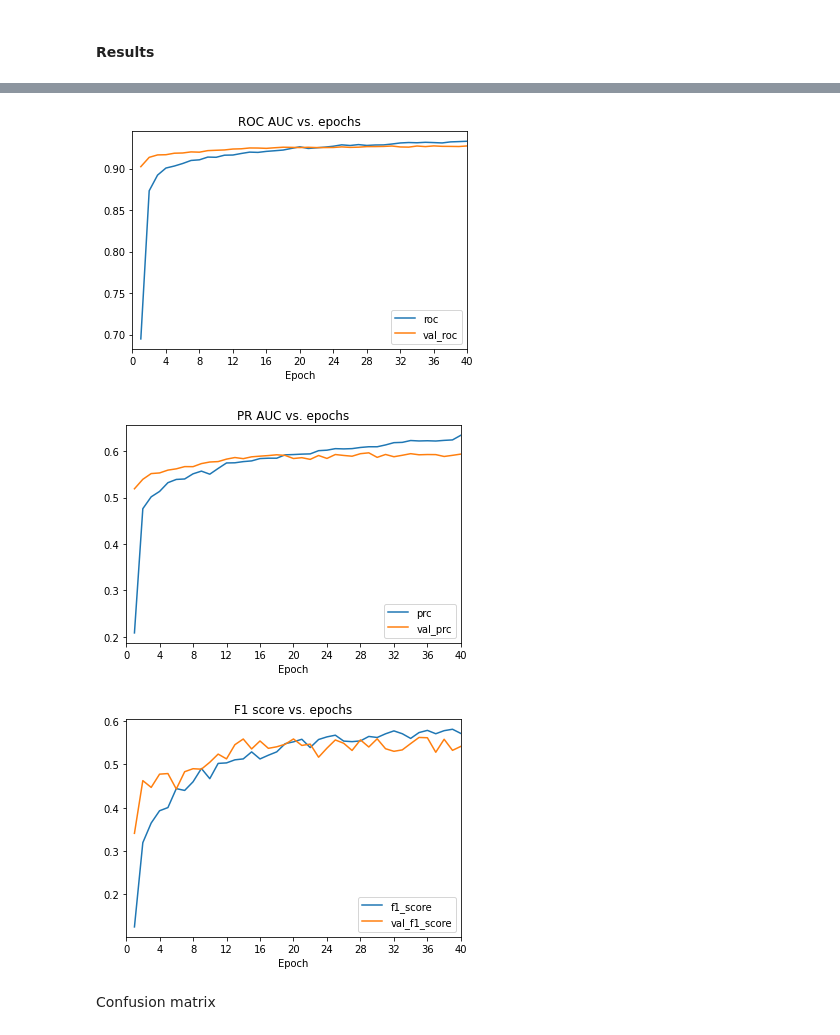
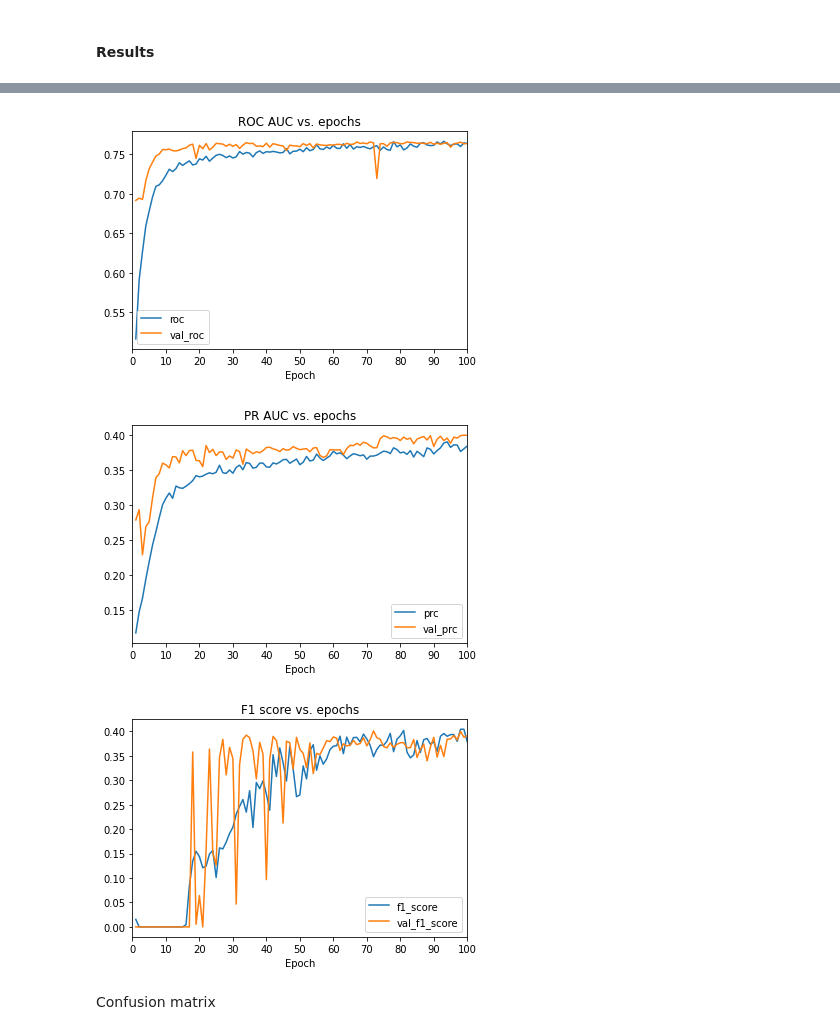
Before and after one commit to tibfab/bank-campaign-ml, a Jupyter notebook: ds_ml_dnn.ipynb, the cells around one changed output, grey strips where cells are left out. Drawn from its saved outputs; the diff is of its cells as text; code cells hidden in the pictures.

```diff
--- a/ds_ml_dnn.ipynb
+++ b/ds_ml_dnn.ipynb
@@ -227,15 +231,17 @@ Epoch 40/40
 # %% [markdown]
 #### Results
+# %%
+mpl.rcParams['figure.figsize'] = (6, 4)
 # %%
 def plot_history(history, train_label, val_label, title=''):
     """Plots the training history of the neuronal network
     """
-    plt.plot(range(1, len(history[train_label])+1), history[train_label], label=train_label)
-    plt.plot(range(1, len(history[val_label])+1), history[val_label], label=val_label)
+    plt.plot(range(1, len(history.epoch)+1), history.history[train_label], label=train_label)
+    plt.plot(range(1, len(history.epoch)+1), history.history[val_label], label=val_label)
     plt.title(title)
     plt.xlabel('Epoch')
     plt.legend()
-    plt.xlim(0, len(history[train_label]))
-    plt.gca().xaxis.set_major_locator(plt.MultipleLocator(len(history[train_label])//10))
+    plt.xlim(0, len(history.epoch))
+    plt.gca().xaxis.set_major_locator(plt.MultipleLocator(len(history.epoch)//10))
     plt.show()
 # %%
@@ -362,14 +370,18 @@ def get_regularized_dnn(learning_rate=0.001, drop_out_rate=0.5, print_summary=Tr
     model = Sequential([
         Dense(units=64, activation='relu', input_dim=x_train.shape[1]),
         Dropout(dropout_rate),
+        Dense(units=64, activation='relu'),
+        Dropout(dropout_rate),
         Dense(units=32, activation='relu'),
         Dropout(dropout_rate),
         Dense(units=16, activation='relu'),
+        Dense(units=8, activation='relu'),
         Dense(units=1, activation='sigmoid')
     ])
 
     opitimizer = Adam(learning_rate)
-    model.compile(optimizer=opitimizer, loss='binary_crossentropy', metrics=[AUC(name='roc', curve='ROC'),
+    model.compile(optimizer=opitimizer, loss='binary_crossentropy', metrics=['accuracy',
+                                                                             AUC(name='roc', curve='ROC'),
                                                                              AUC(name='prc', curve='PR'),
                                                                              f1_score])
     if print_summary:
@@ -377,10 +389,10 @@ def get_regularized_dnn(learning_rate=0.001, drop_out_rate=0.5, print_summary=Tr
 
     return model
 # %%
-dnn_regularized = get_regularized_dnn()
+dnn_regularized = get_regularized_dnn(drop_out_rate=0.7)
 reg_history = dnn_regularized.fit(x_train, y_train,
                                   validation_data=(x_val, y_val),
                                   batch_size=BATCH_SIZE,
-                                  epochs=40,
-                                  verbose=1)
+                                  epochs=100,
+                                  verbose=0)
 # %% [output]
@@ -410,15 +426,15 @@ plot_history(reg_history.history, train_label='loss', val_label='val_loss', titl
 # %%
-plot_history(reg_history.history, train_label='roc', val_label='val_roc', title='ROC AUC vs. epochs')
+plot_history(reg_history, train_label='roc', val_label='val_roc', title='ROC AUC vs. epochs')
 # %% [output]
-[figure, old version]
+[figure, new version]
 # %%
-plot_history(reg_history.history, train_label='prc', val_label='val_prc', title='PR AUC vs. epochs')
+plot_history(reg_history, train_label='prc', val_label='val_prc', title='PR AUC vs. epochs')
 # %% [output]
-[figure, old version]
+[figure, new version]
 # %%
-plot_history(reg_history.history, train_label='f1_score', val_label='val_f1_score', title='F1 score vs. epochs')
+plot_history(reg_history, train_label='f1_score', val_label='val_f1_score', title='F1 score vs. epochs')
 # %% [output]
-[figure, old version]
+[figure, new version]
 # %% [markdown]
 Confusion matrix
 # %%
```
Also changed, not shown: parts of 61 cells of this notebook, 2 other files.
